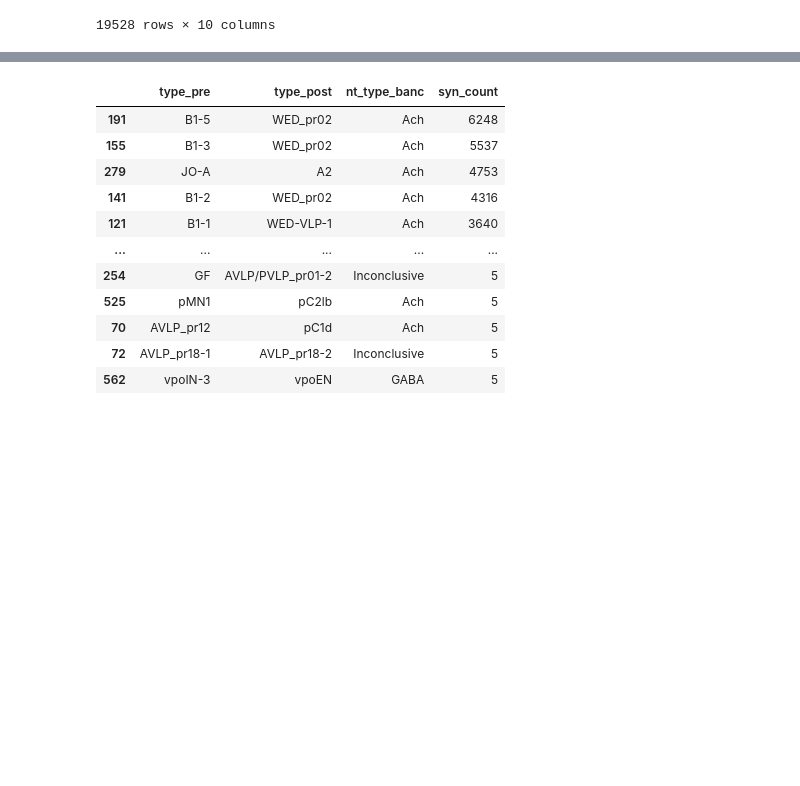
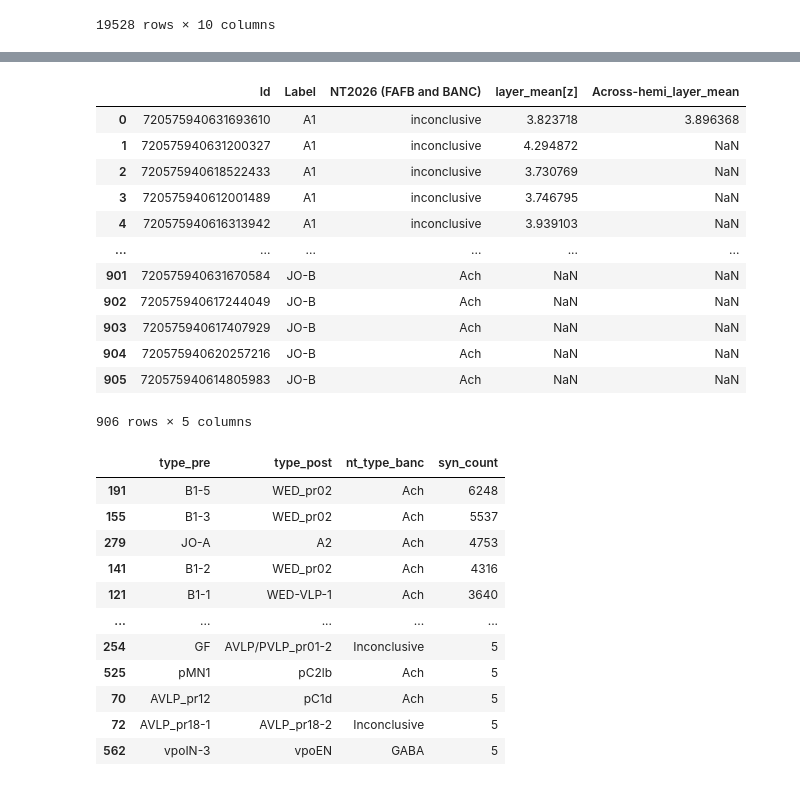
Before and after one commit to grace-cai08/sp25, a Jupyter notebook: wiringdgrm.ipynb, the cells around one changed output, grey strips where cells are left out. Saved outputs shown, nothing was run; the diff lists cells and outputs as text; code cells hidden in the pictures; blank space fills up the shorter version.

```diff
--- a/wiringdgrm.ipynb
+++ b/wiringdgrm.ipynb
@@ -91,0 +112,19 @@ conns
+# %%
+g_all_nodelist = celltypes.copy()
+g_all_nodelist = g_all_nodelist.rename(columns={'Codex June 2024':'Id', 'Cell type (Lockwood et al)':'Label', 'layer_mean':'layer_mean[z]'})
+g_all_nodelist = g_all_nodelist[['Id', 'Label', 'NT2026 (FAFB and BANC)', 'layer_mean[z]', 'Across-hemi_layer_mean']]
+g_all_nodelist
+# %% [output]
+|  | Id | Label | NT2026 (FAFB and BANC) | layer_mean[z] | Across-hemi_layer_mean |
+| 0 | 720575940631693610 | A1 | inconclusive | 3.823718 | 3.896368 |
+| 1 | 720575940631200327 | A1 | inconclusive | 4.294872 | NaN |
+| 2 | 720575940618522433 | A1 | inconclusive | 3.730769 | NaN |
+| 3 | 720575940612001489 | A1 | inconclusive | 3.746795 | NaN |
+| 4 | 720575940616313942 | A1 | inconclusive | 3.939103 | NaN |
+| ... | ... | ... | ... | ... | ... |
+| 901 | 720575940631670584 | JO-B | Ach | NaN | NaN |
+| 902 | 720575940617244049 | JO-B | Ach | NaN | NaN |
+| 903 | 720575940617407929 | JO-B | Ach | NaN | NaN |
+| 904 | 720575940620257216 | JO-B | Ach | NaN | NaN |
+| 905 | 720575940614805983 | JO-B | Ach | NaN | NaN |
+906 rows × 5 columns
```
Also changed, not shown: parts of 7 cells of this notebook.
